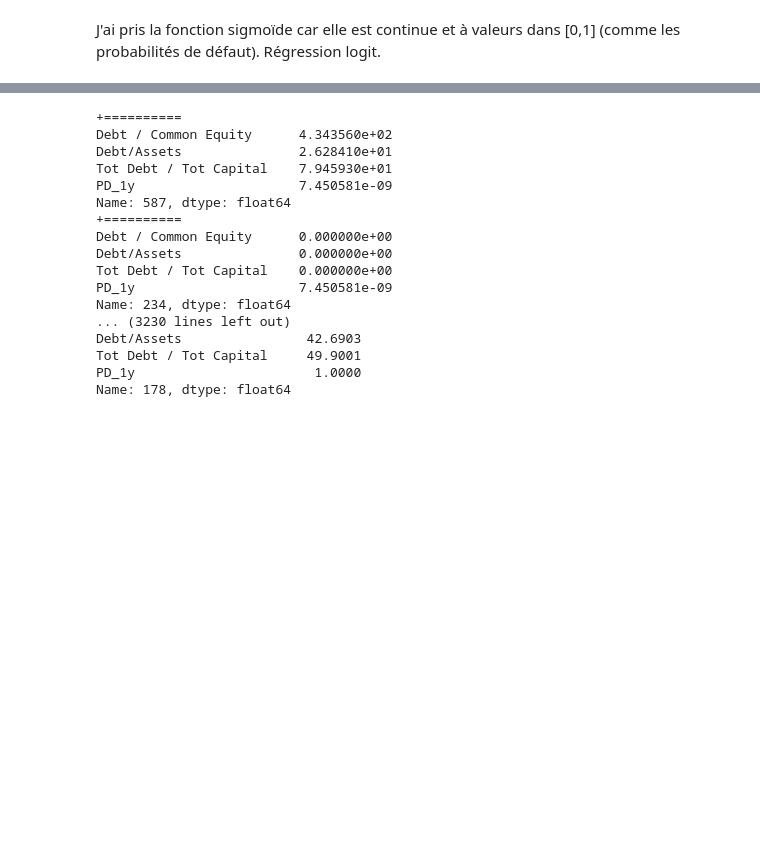
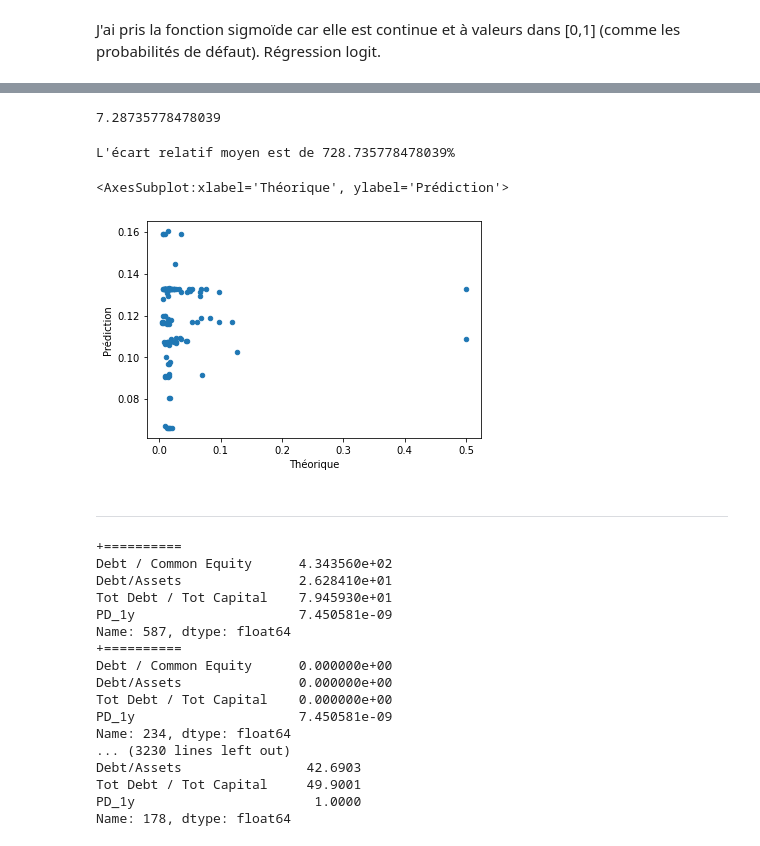
Before and after one commit to Rxzh/PD, a Jupyter notebook: Architecture réseaux de neurones.ipynb, the cells around one changed output, grey strips where cells are left out. Drawn from its saved outputs; the diff is of its cells as text; code cells hidden in the pictures; blank space fills up the shorter version.

```diff
--- a/Architecture réseaux de neurones.ipynb
+++ b/Architecture réseaux de neurones.ipynb
@@ -181,0 +261,12 @@ Précision sur les données de test (MSE): 0.031191790476441383
+# %%
+def ecart_relatif(row) :
+    théo = row['Théorique']
+    préd = row['Prédiction']
+    return abs(théo - préd) / théo
+# %%
+prediction = pd.DataFrame(data= modele.predict(x_test) ,columns=['Prédiction'])
+théorique = pd.DataFrame(data= y_test.values ,columns=['Théorique'])
+prediction, théorique = prediction.reset_index() , théorique.reset_index()
+
+results = pd.merge(théorique, prediction, on = 'index').drop(columns=['index'])
+results["Ecart_relatif"] = results.apply(ecart_relatif,axis=1)
@@ -182,3 +282,20 @@ Précision sur les données de test (MSE): 0.031191790476441383
+# %%
+results["Ecart_relatif"].mean()
+# %% [output]
+7.28735778478039
+# %%
+print("L'écart relatif moyen est de " + str(results["Ecart_relatif"].mean() * 100) + "%")
+# %% [output]
+L'écart relatif moyen est de 728.735778478039%
+# %%
+results["Ecart_relatif"] = results.apply(ecart_relatif,axis=1)
+# %%
+results.plot.scatter("Théorique","Prédiction")
+# %% [output]
+<AxesSubplot:xlabel='Théorique', ylabel='Prédiction'>
+[figure, added]
+# %% [markdown]
+---------------
 # %%
 df2 = df1.sort_values('PD_1y')
 # %%
```
Also changed, not shown: parts of 25 cells of this notebook.
